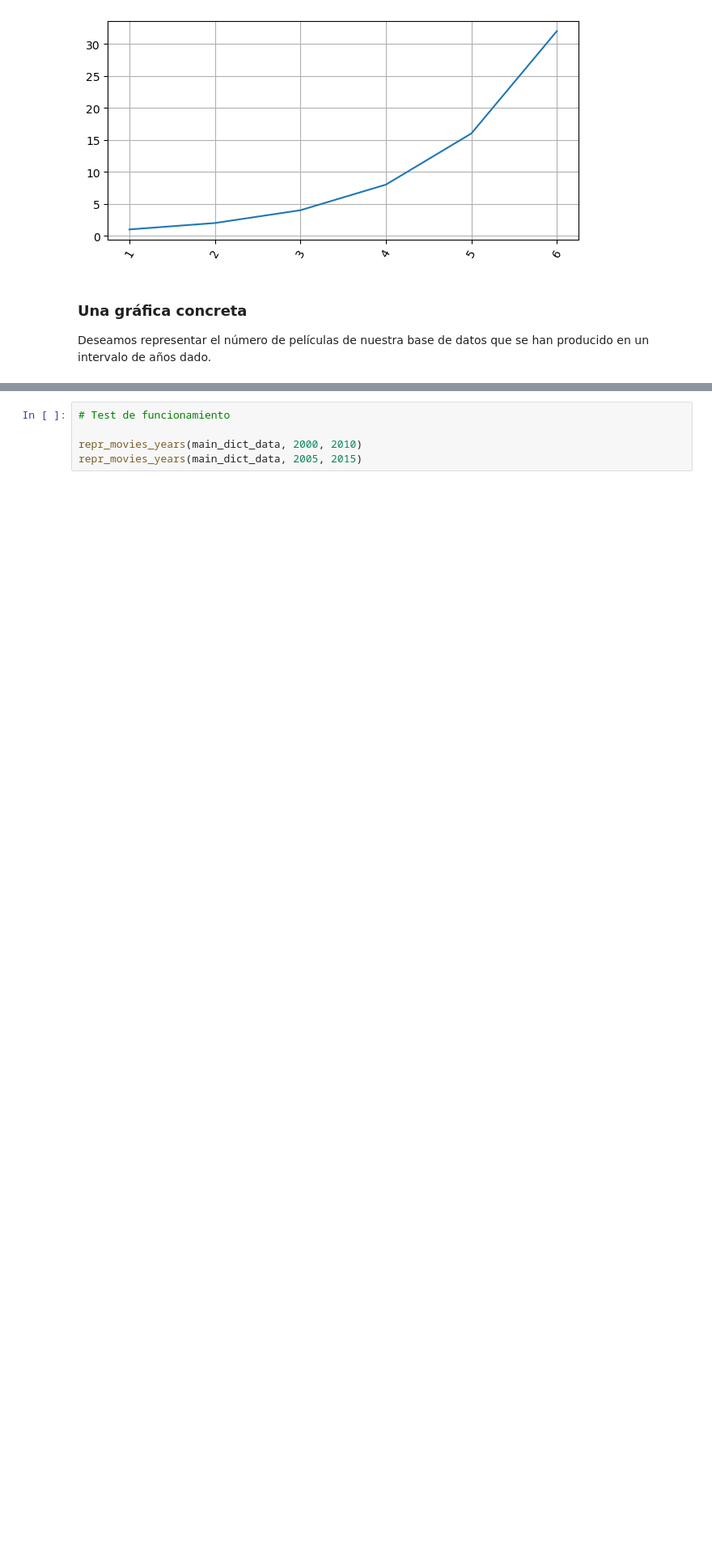
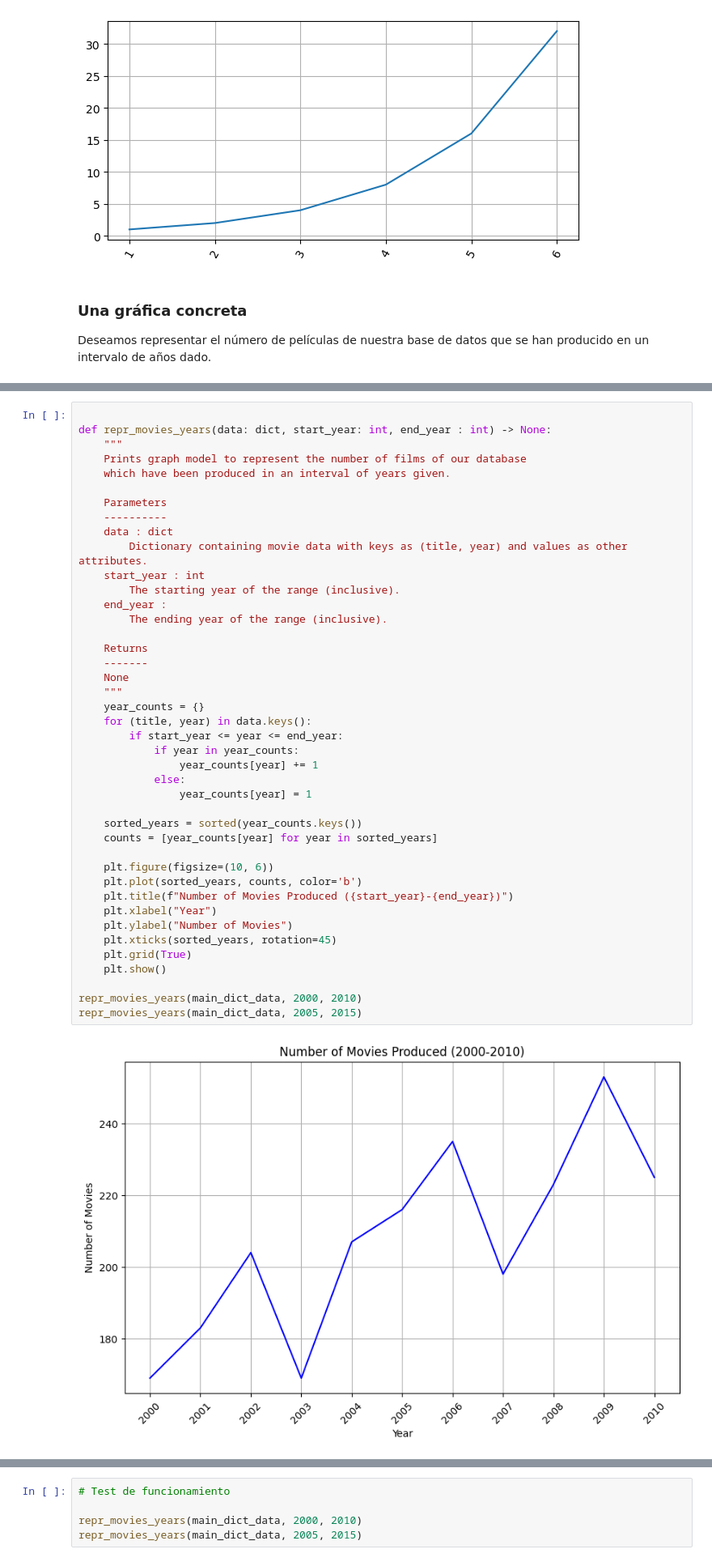
Before and after one commit to lauraarodriguez11/master_ucm, a Jupyter notebook: trabajos/4/movies_02.ipynb, the cells around one changed output, grey strips where cells are left out. Shown at 81% size. Cells and saved outputs as stored; diff of their text form; blank space fills up the shorter version.

```diff
--- a/trabajos/4/movies_02.ipynb
+++ b/trabajos/4/movies_02.ipynb
@@ -1017,0 +1050,44 @@ Deseamos representar el número de películas de nuestra base de datos que se ha
+# %%
+
+def repr_movies_years(data: dict, start_year: int, end_year : int) -> None:
+    """
+    Prints graph model to represent the number of films of our database
+    which have been produced in an interval of years given.
+
+    Parameters
+    ----------
+    data : dict
+        Dictionary containing movie data with keys as (title, year) and values as other attributes.
+    start_year : int
+        The starting year of the range (inclusive).
+    end_year :
+        The ending year of the range (inclusive).
+
+    Returns
+    -------
+    None
+    """
+    year_counts = {}
+    for (title, year) in data.keys():
+        if start_year <= year <= end_year:
+            if year in year_counts:
+                year_counts[year] += 1
+            else:
+                year_counts[year] = 1
+
+    sorted_years = sorted(year_counts.keys())
+    counts = [year_counts[year] for year in sorted_years]
+
+    plt.figure(figsize=(10, 6))
+    plt.plot(sorted_years, counts, color='b')
+    plt.title(f"Number of Movies Produced ({start_year}-{end_year})")
+    plt.xlabel("Year")
+    plt.ylabel("Number of Movies")
+    plt.xticks(sorted_years, rotation=45)
+    plt.grid(True)
+    plt.show()
+
+repr_movies_years(main_dict_data, 2000, 2010)
+repr_movies_years(main_dict_data, 2005, 2015)
+# %% [output]
+[figure, added]
```
Also changed, not shown: parts of 6 cells of this notebook.
